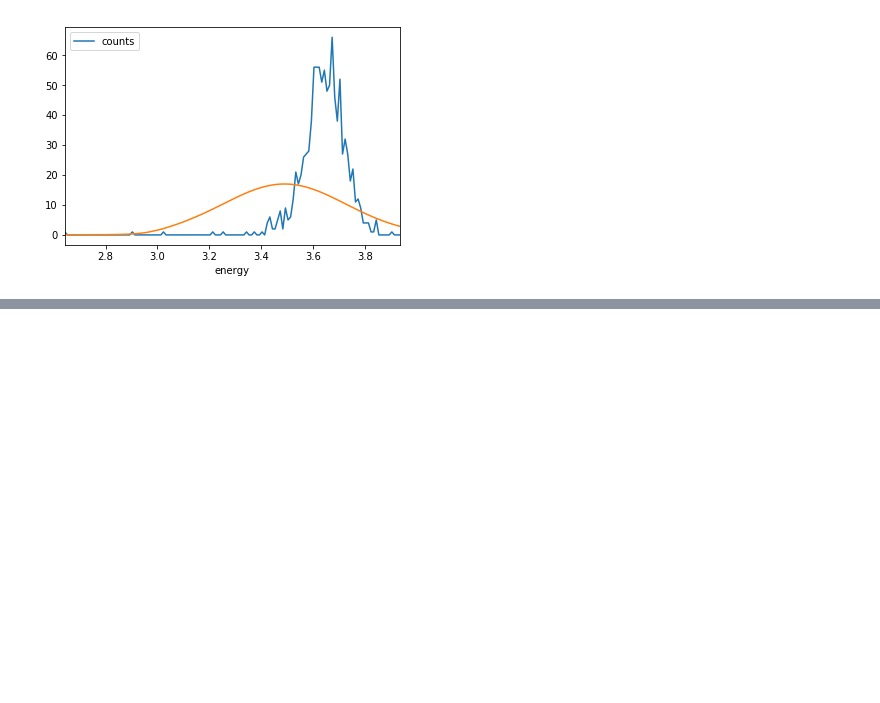
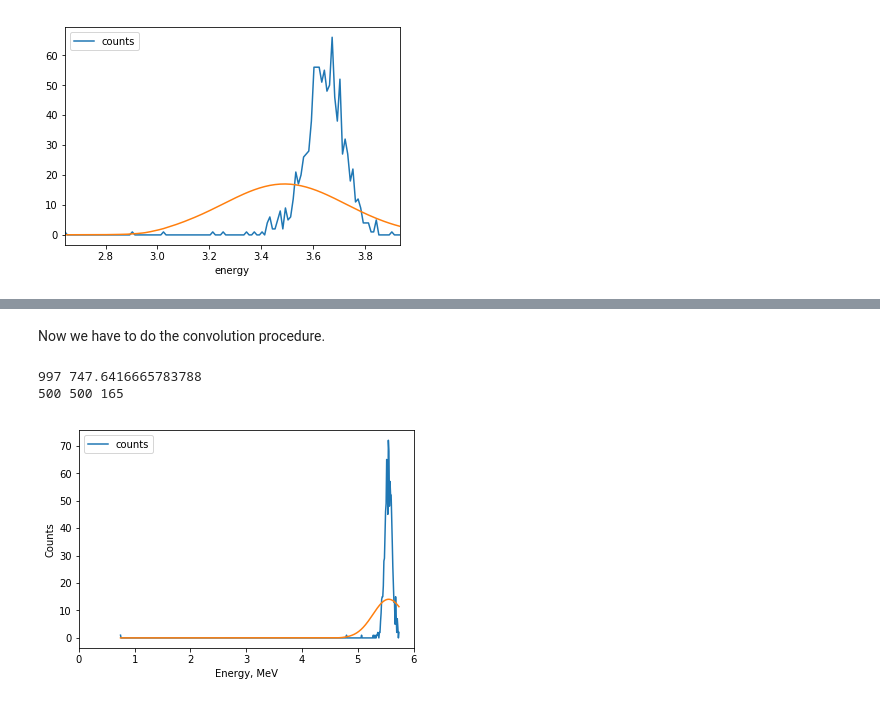
Before and after one commit to basiledelweiss/AMS-Detector-Test-04Oct19, a Jupyter notebook: Peak fitting.ipynb, the cells around one changed output, grey strips where cells are left out. Cells and saved outputs as stored; diff of their text form; code cells hidden in the pictures; blank space fills up the shorter version.

```diff
--- a/Peak fitting.ipynb
+++ b/Peak fitting.ipynb
@@ -102,0 +224,42 @@ The second one is for a thinner Havar stopping foil of thickness 3.2 $\mu$m.
+# %% [markdown]
+Now we have to do the convolution procedure.
+# %%
+def gauss_function(x, a, x0, sigma):
+    return a*np.exp(-(x-x0)**2/(2*sigma**2))
+
+fp = 'Hist10BHavar2.4um.txt'
+sim_data = pd.read_csv(fp, delim_whitespace=True, header=None)
+
+sim_data.columns = ['energy','counts']
+
+sim_data.head()
+
+sim_data['energy']=sim_data['energy']/1e6
+
+# sim_data.plot("energy","counts")
+
+## create gaussian kernel ##
+sigma=0.27432108
+energy=sim_data['energy']
+dx=(max(energy)-min(energy))/len(energy)
+gaussian_x=np.arange(-3*sigma, 3*sigma, dx)
+gaussian = np.exp(-(gaussian_x/sigma)**2/2)
+
+sig=sim_data['counts']
+
+
+filtered = signal.convolve(sig, gaussian, mode='same')/sum(gaussian)
+print(sum(sig), sum(filtered))
+
+print(len(energy), len(filtered), len(gaussian))
+sim_data.plot("energy","counts")
+ax = plt.gca()
+ax.set_xlabel("Energy, MeV")
+ax.set_ylabel("Counts")
+ax.set(xlim=(0, 6))
+plt.plot(energy,filtered)
+plt.show()
+# %% [output]
+997 747.6416665783788
+500 500 165
+[figure, added]
```
Also changed, not shown: parts of 7 cells of this notebook.
